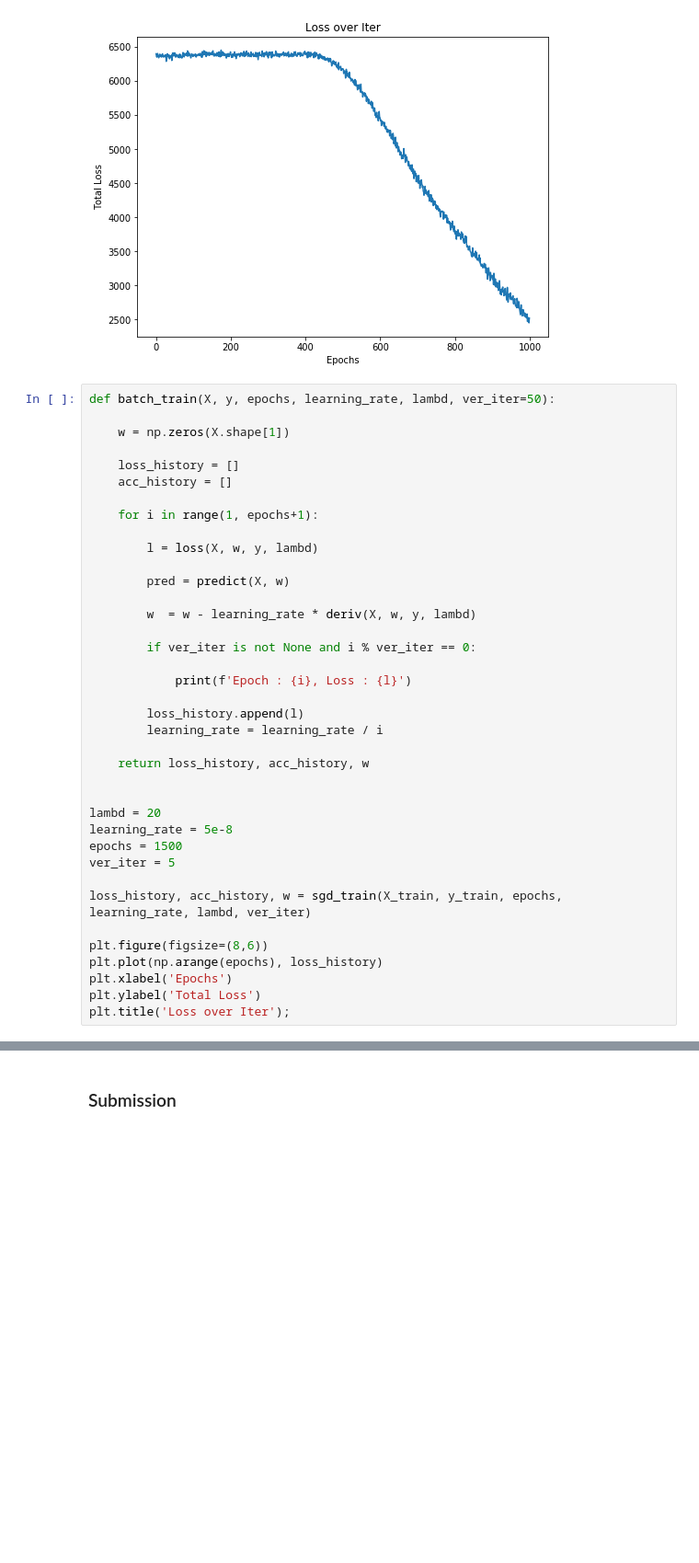
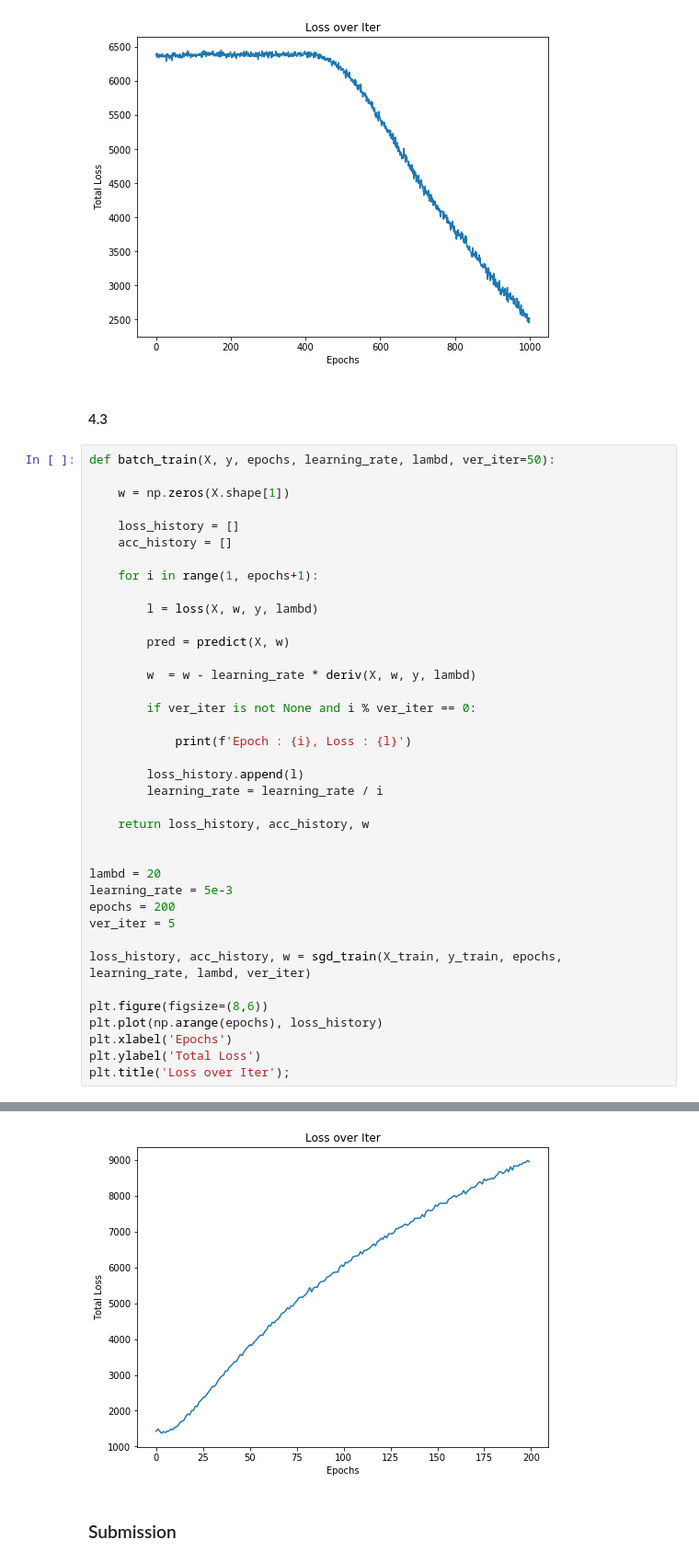
Before and after one commit to hsong1101/berkeley, a Jupyter notebook: cs189/Homework_Sp19/HW4/hw4.ipynb, the cells around one changed output, grey strips where cells are left out. Shown at 92% size. Cells and saved outputs as stored; diff of their text form; blank space fills up the shorter version.

```diff
--- a/cs189/Homework_Sp19/HW4/hw4.ipynb
+++ b/cs189/Homework_Sp19/HW4/hw4.ipynb
@@ -269,6 +269,8 @@ plt.ylabel('Total Loss')
 plt.title('Loss over Iter');
 # %% [output]
 [figure]
+# %% [markdown]
+#### 4.3
 # %%
 def batch_train(X, y, epochs, learning_rate, lambd, ver_iter=50):
 
@@ -296,8 +298,8 @@ def batch_train(X, y, epochs, learning_rate, lambd, ver_iter=50):
 
 
 lambd = 20
-learning_rate = 5e-8
-epochs = 1500
+learning_rate = 5e-3
+epochs = 200
 ver_iter = 5
 
 loss_history, acc_history, w = sgd_train(X_train, y_train, epochs, learning_rate, lambd, ver_iter)
@@ -326,3 +330,4 @@ Epoch : 70, Loss : 35
+[figure, added]
 # %% [markdown]
 ### Submission
 # %%
```
Also changed, not shown: parts of 1 cell of this notebook.
